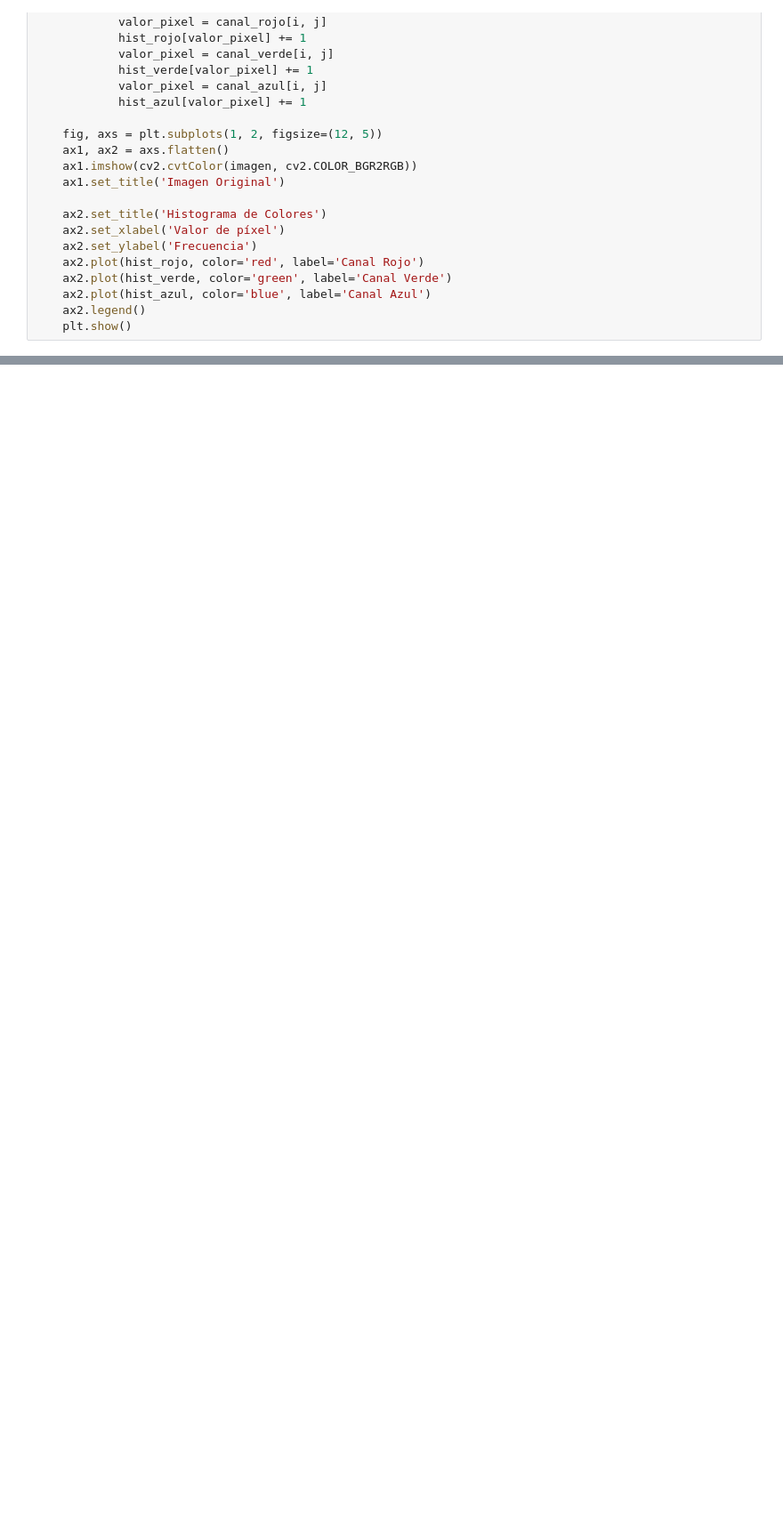
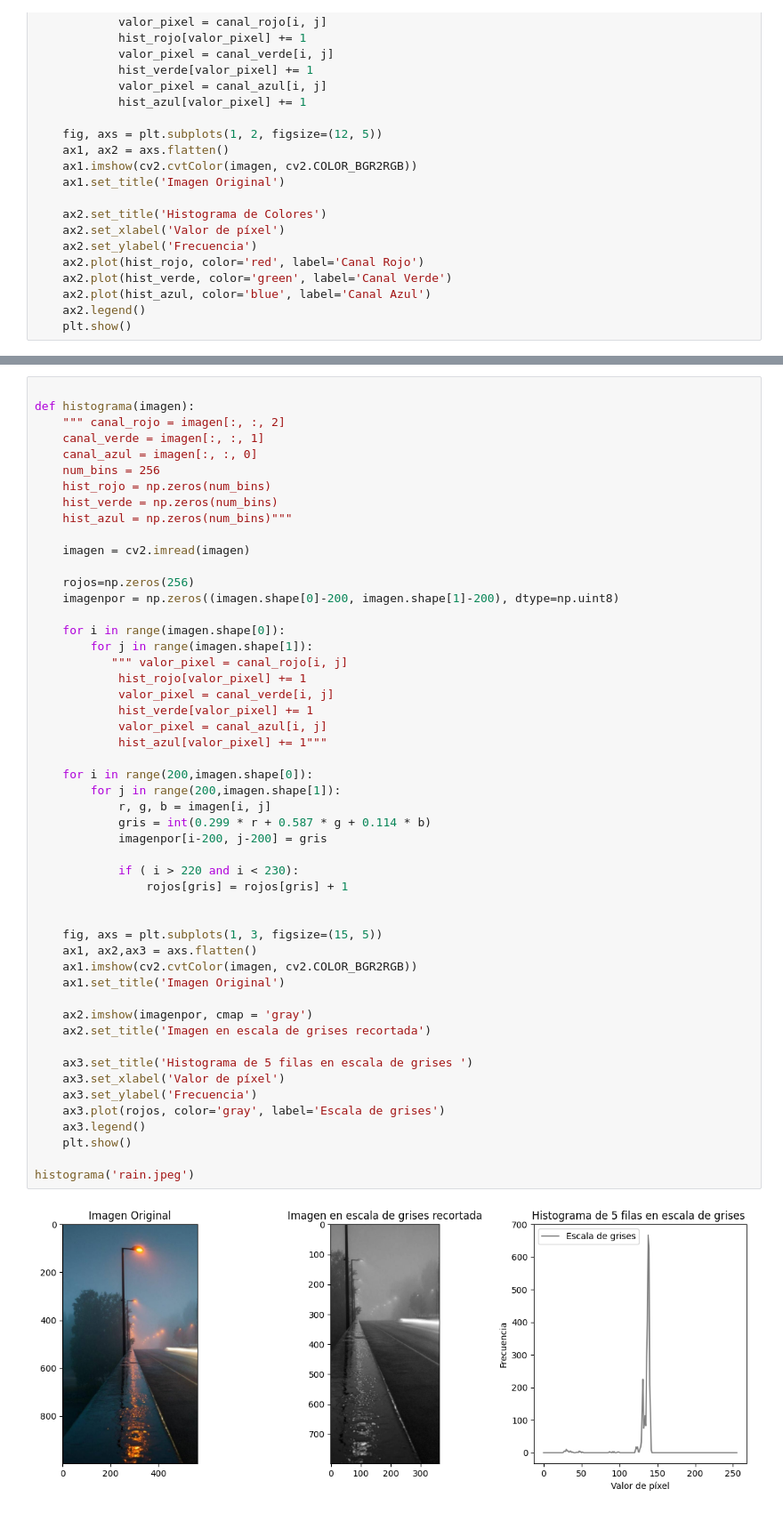
Before and after one commit to Nancy-07/visiona_prac2, a Jupyter notebook: Histograma.ipynb, the cells around one changed output, grey strips where cells are left out. Shown at 89% size. Saved outputs shown, nothing was run; the diff lists cells and outputs as text; blank space fills up the shorter version.

```diff
--- a/Histograma.ipynb
+++ b/Histograma.ipynb
@@ -72,3 +72,56 @@ gray('rain.jpeg')
 # %% [output]
 562437
 [figure]
+# %%
+
+def histograma(imagen):
+    """ canal_rojo = imagen[:, :, 2]
+    canal_verde = imagen[:, :, 1]
+    canal_azul = imagen[:, :, 0]
+    num_bins = 256
+    hist_rojo = np.zeros(num_bins)
+    hist_verde = np.zeros(num_bins)
+    hist_azul = np.zeros(num_bins)"""
+
+    imagen = cv2.imread(imagen)
+
+    rojos=np.zeros(256)
+    imagenpor = np.zeros((imagen.shape[0]-200, imagen.shape[1]-200), dtype=np.uint8)
+
+    for i in range(imagen.shape[0]):
+        for j in range(imagen.shape[1]):
+           """ valor_pixel = canal_rojo[i, j]
+            hist_rojo[valor_pixel] += 1
+            valor_pixel = canal_verde[i, j]
+            hist_verde[valor_pixel] += 1
+            valor_pixel = canal_azul[i, j]
+            hist_azul[valor_pixel] += 1"""
+
+    for i in range(200,imagen.shape[0]):
+        for j in range(200,imagen.shape[1]):
+            r, g, b = imagen[i, j]
+            gris = int(0.299 * r + 0.587 * g + 0.114 * b)
+            imagenpor[i-200, j-200] = gris
+
+            if ( i > 220 and i < 230):
+                rojos[gris] = rojos[gris] + 1
+
+
+    fig, axs = plt.subplots(1, 3, figsize=(15, 5))
+    ax1, ax2,ax3 = axs.flatten()
+    ax1.imshow(cv2.cvtColor(imagen, cv2.COLOR_BGR2RGB))
+    ax1.set_title('Imagen Original')
+
+    ax2.imshow(imagenpor, cmap = 'gray')
+    ax2.set_title('Imagen en escala de grises recortada')
+
+    ax3.set_title('Histograma de 5 filas en escala de grises ')
+    ax3.set_xlabel('Valor de píxel')
+    ax3.set_ylabel('Frecuencia')
+    ax3.plot(rojos, color='gray', label='Escala de grises')
+    ax3.legend()
+    plt.show()
+
+histograma('rain.jpeg')
+# %% [output]
+[figure, added]
```
Also changed, not shown: parts of 1 cell of this notebook.
